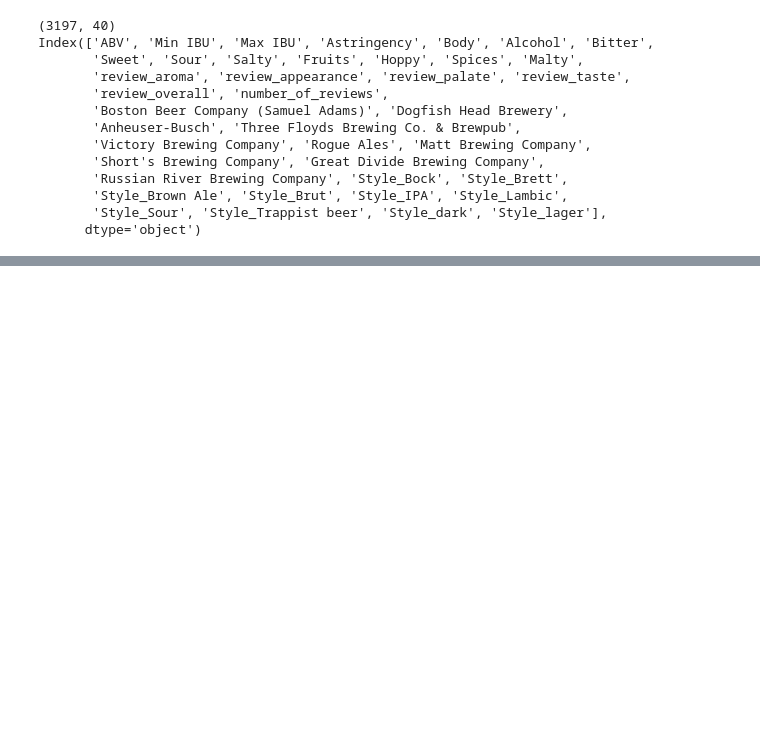
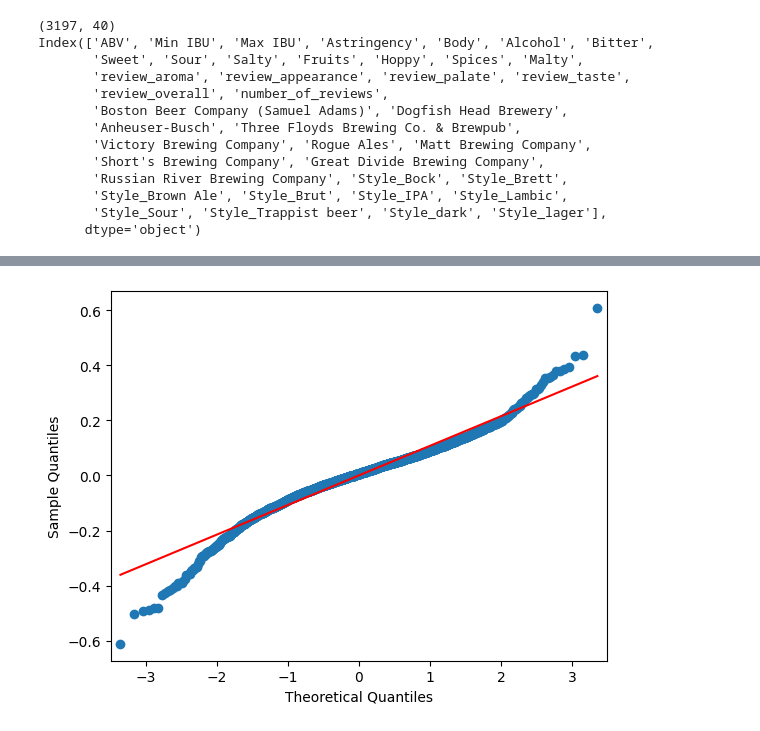
Before and after one commit to PierreRemacle/LSTAT2120, a Jupyter notebook: jupytest.ipynb, the cells around one changed output, grey strips where cells are left out. Saved outputs shown, nothing was run; the diff lists cells and outputs as text; code cells hidden in the pictures; blank space fills up the shorter version.

```diff
--- a/jupytest.ipynb
+++ b/jupytest.ipynb
@@ -515,0 +558,5 @@ ax.legend(loc="best")
+# %%
+# Display the Q-Q plot
+fig = sm.qqplot(model.resid, line='s')
+# %% [output]
+[figure, added]
```
Also changed, not shown: parts of 71 cells of this notebook, 1 other file.
